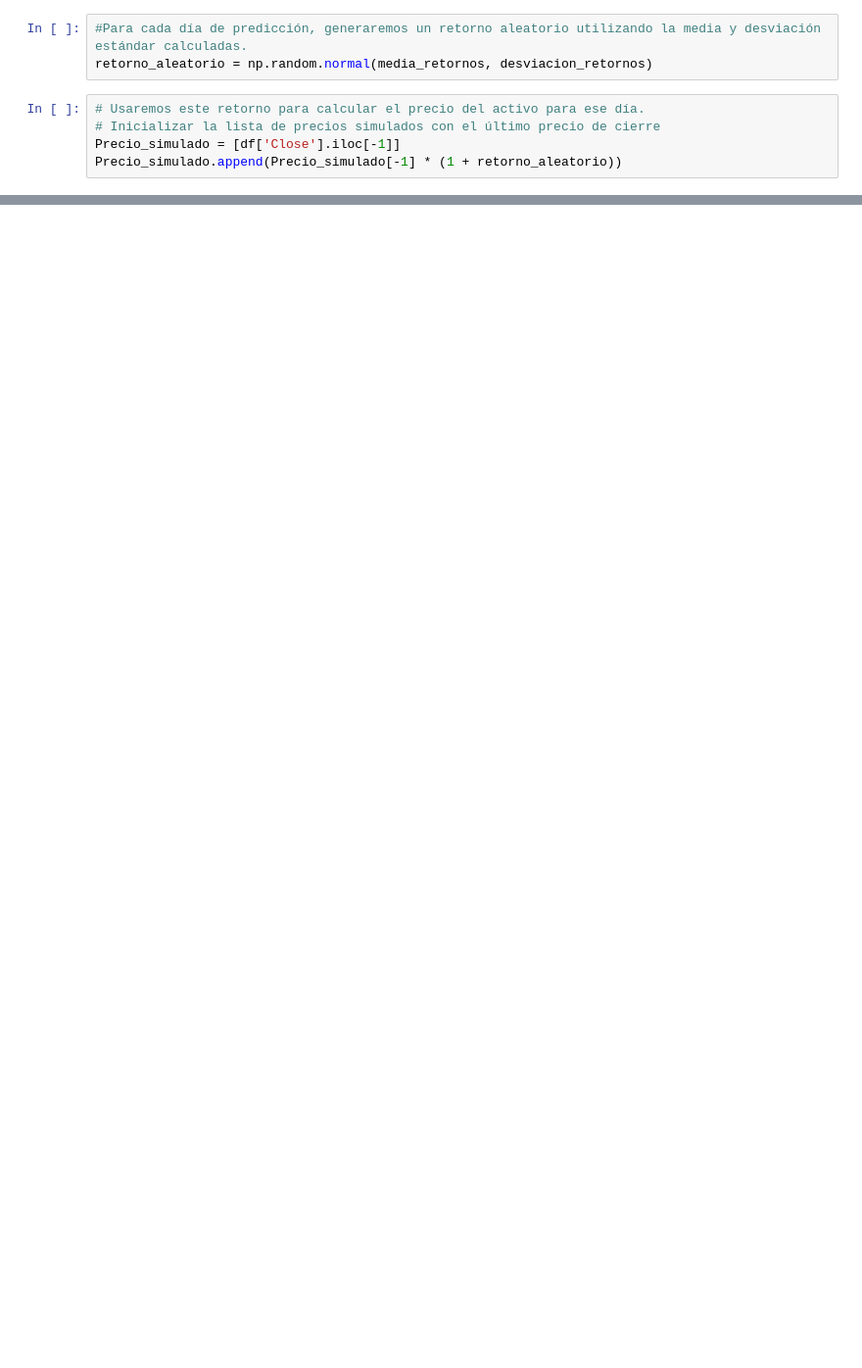
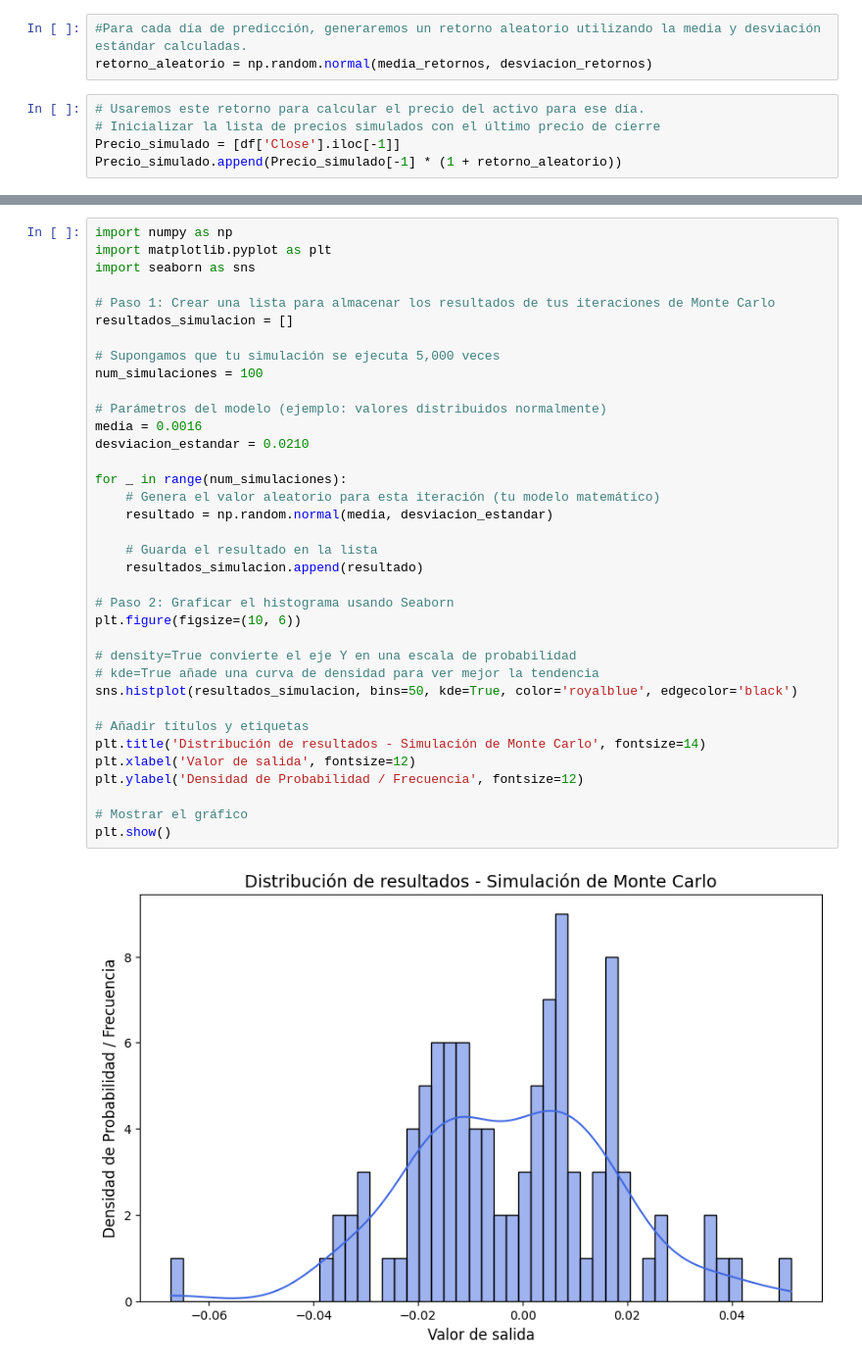
Before and after one commit to MartaPCastillo/Tesis, a Jupyter notebook: Grupo México.ipynb, the cells around one changed output, grey strips where cells are left out. Shown at 98% size. Drawn from its saved outputs; the diff is of its cells as text; blank space fills up the shorter version.

```diff
--- a/Grupo México.ipynb
+++ b/Grupo México.ipynb
@@ -785,0 +757,38 @@ Número de días a proyectar (igual al tamaño del set de prueba): 121
+# %%
+import numpy as np
+import matplotlib.pyplot as plt
+import seaborn as sns
+
+# Paso 1: Crear una lista para almacenar los resultados de tus iteraciones de Monte Carlo
+resultados_simulacion = []
+
+# Supongamos que tu simulación se ejecuta 5,000 veces
+num_simulaciones = 100
+
+# Parámetros del modelo (ejemplo: valores distribuidos normalmente)
+media = 0.0016
+desviacion_estandar = 0.0210
+
+for _ in range(num_simulaciones):
+    # Genera el valor aleatorio para esta iteración (tu modelo matemático)
+    resultado = np.random.normal(media, desviacion_estandar)
+
+    # Guarda el resultado en la lista
+    resultados_simulacion.append(resultado)
+
+# Paso 2: Graficar el histograma usando Seaborn
+plt.figure(figsize=(10, 6))
+
+# density=True convierte el eje Y en una escala de probabilidad
+# kde=True añade una curva de densidad para ver mejor la tendencia
+sns.histplot(resultados_simulacion, bins=50, kde=True, color='royalblue', edgecolor='black')
+
+# Añadir títulos y etiquetas
+plt.title('Distribución de resultados - Simulación de Monte Carlo', fontsize=14)
+plt.xlabel('Valor de salida', fontsize=12)
+plt.ylabel('Densidad de Probabilidad / Frecuencia', fontsize=12)
+
+# Mostrar el gráfico
+plt.show()
+# %% [output]
+[figure, added]
```
Also changed, not shown: parts of 34 cells of this notebook.
